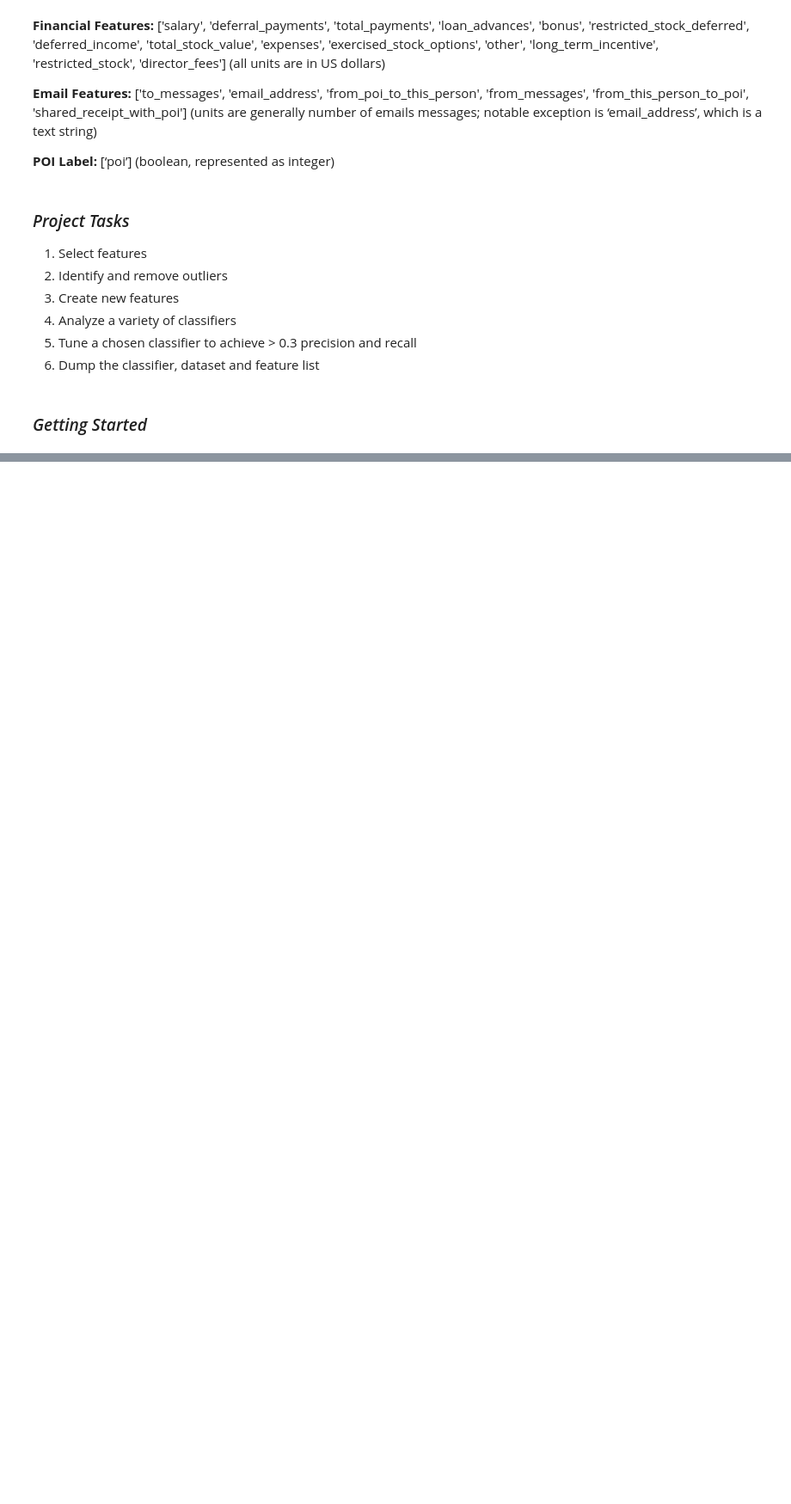
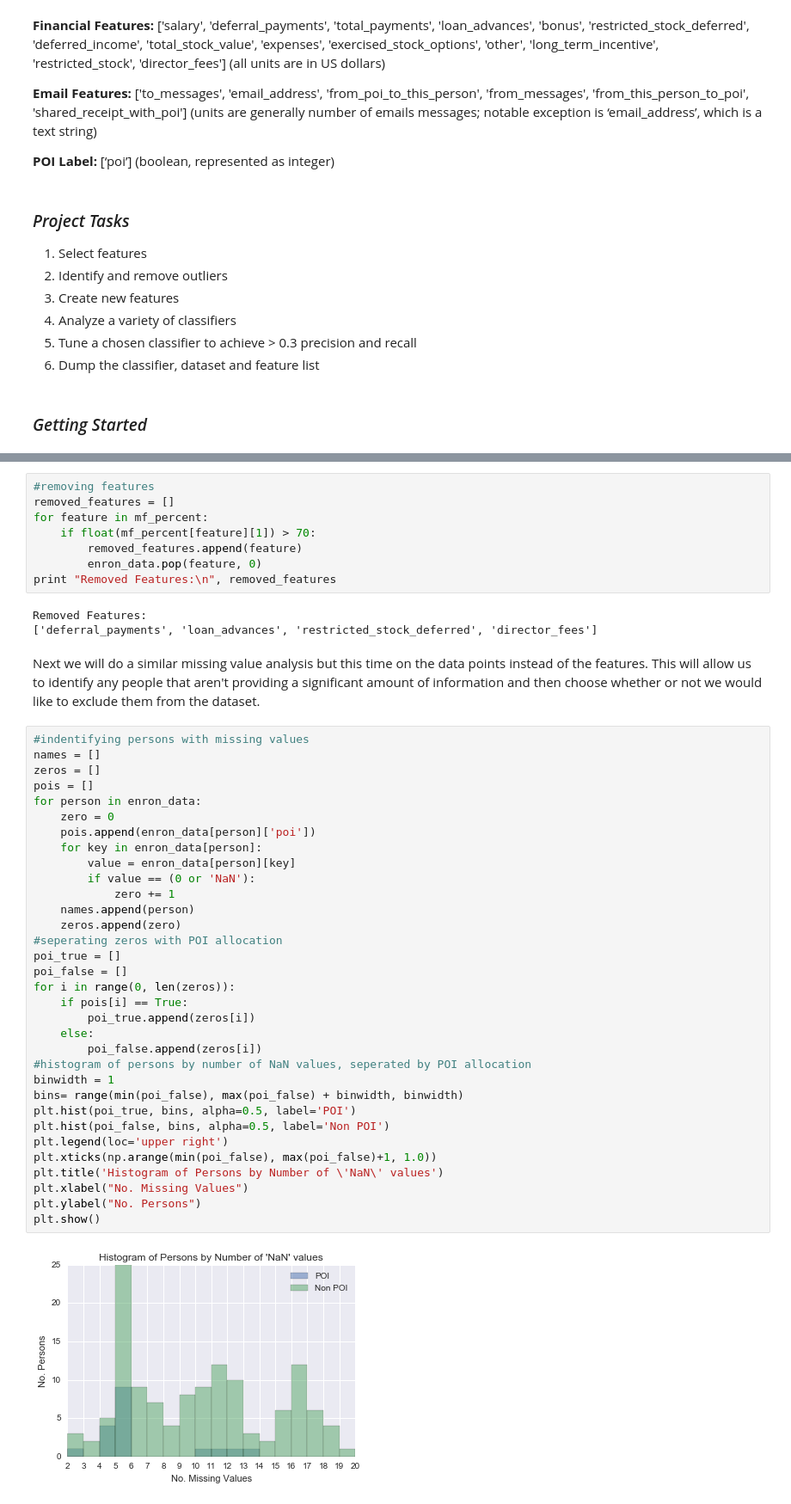
Before and after one commit to LayneNewhouse/Machine-Learning, a Jupyter notebook: Project5.ipynb, the cells around one changed output, grey strips where cells are left out. Shown at 86% size. Drawn from its saved outputs; the diff is of its cells as text; blank space fills up the shorter version.

```diff
--- a/Project5.ipynb
+++ b/Project5.ipynb
@@ -62,0 +156,48 @@ Above is a consolidated list of the imported functions and modules that were use
+# %%
+#removing features
+removed_features = []
+for feature in mf_percent:
+    if float(mf_percent[feature][1]) > 70:
+        removed_features.append(feature)
+        enron_data.pop(feature, 0)
+print "Removed Features:\n", removed_features
+# %% [output]
+Removed Features:
+['deferral_payments', 'loan_advances', 'restricted_stock_deferred', 'director_fees']
+# %% [markdown]
+Next we will do a similar missing value analysis but this time on the data points instead of the features. This will allow us to identify any people that aren't providing a significant amount of information and then choose whether or not we would like to exclude them from the dataset.
+# %%
+#indentifying persons with missing values
+names = []
+zeros = []
+pois = []
+for person in enron_data:
+    zero = 0
+    pois.append(enron_data[person]['poi'])
+    for key in enron_data[person]:
+        value = enron_data[person][key]
+        if value == (0 or 'NaN'):
+            zero += 1
+    names.append(person)
+    zeros.append(zero)
+#seperating zeros with POI allocation
+poi_true = []
+poi_false = []
+for i in range(0, len(zeros)):
+    if pois[i] == True:
+        poi_true.append(zeros[i])
+    else:
+        poi_false.append(zeros[i])
+#histogram of persons by number of NaN values, seperated by POI allocation
+binwidth = 1
+bins= range(min(poi_false), max(poi_false) + binwidth, binwidth)
+plt.hist(poi_true, bins, alpha=0.5, label='POI')
+plt.hist(poi_false, bins, alpha=0.5, label='Non POI')
+plt.legend(loc='upper right')
+plt.xticks(np.arange(min(poi_false), max(poi_false)+1, 1.0))
+plt.title('Histogram of Persons by Number of \'NaN\' values')
+plt.xlabel("No. Missing Values")
+plt.ylabel("No. Persons")
+plt.show()
+# %% [output]
+[figure, added]
```
Also changed, not shown: parts of 15 cells of this notebook.
